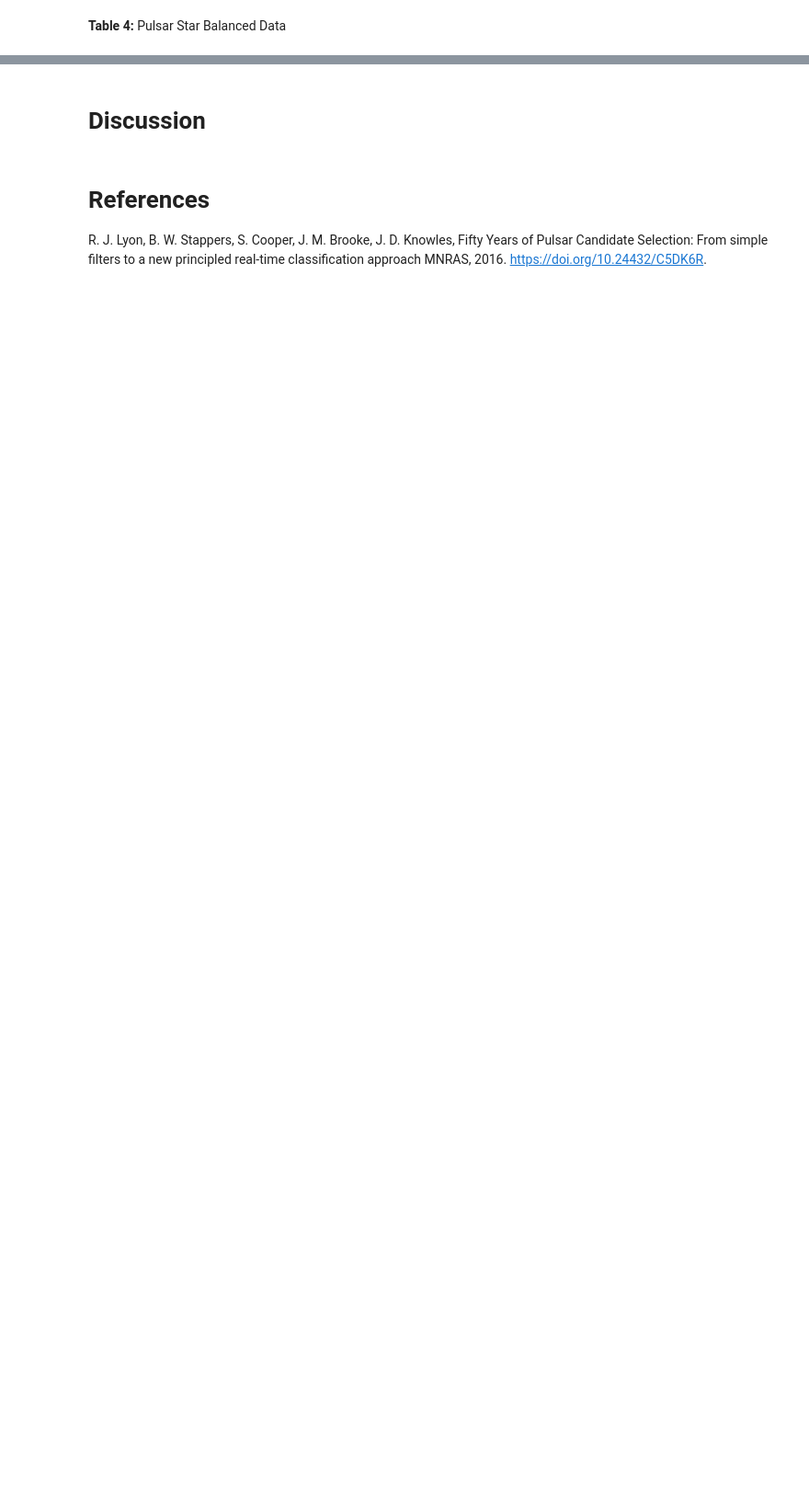
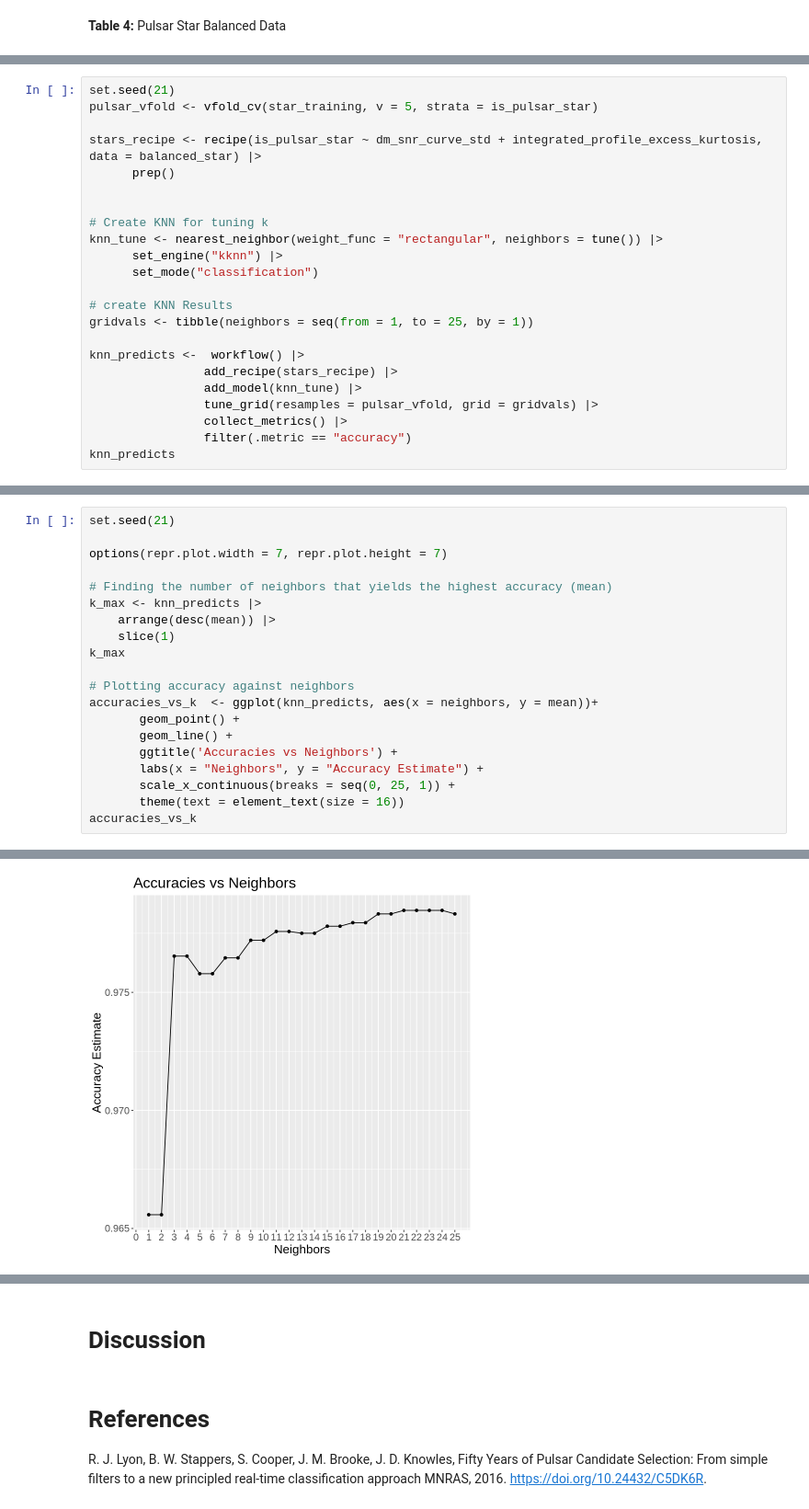
Before and after one commit to kocial/dsci-100-2023w2-group-35, a Jupyter notebook: Report.ipynb, the cells around one changed output, grey strips where cells are left out. Shown at 92% size. Cells and saved outputs as stored; diff of their text form; blank space fills up the shorter version.

```diff
--- a/Report.ipynb
+++ b/Report.ipynb
@@ -176,0 +202,23 @@ grid.arrange(integrated_profile_mean_graph,
+# %%
+set.seed(21)
+pulsar_vfold <- vfold_cv(star_training, v = 5, strata = is_pulsar_star)
+
+stars_recipe <- recipe(is_pulsar_star ~ dm_snr_curve_std + integrated_profile_excess_kurtosis, data = balanced_star) |>
+      prep()
+
+
+# Create KNN for tuning k
+knn_tune <- nearest_neighbor(weight_func = "rectangular", neighbors = tune()) |>
+      set_engine("kknn") |>
+      set_mode("classification")
+
+# create KNN Results
+gridvals <- tibble(neighbors = seq(from = 1, to = 25, by = 1))
+
+knn_predicts <-  workflow() |>
+                add_recipe(stars_recipe) |>
+                add_model(knn_tune) |>
+                tune_grid(resamples = pulsar_vfold, grid = gridvals) |>
+                collect_metrics() |>
+                filter(.metric == "accuracy")
+knn_predicts
@@ -176,0 +245,21 @@ grid.arrange(integrated_profile_mean_graph,
+# %%
+set.seed(21)
+
+options(repr.plot.width = 7, repr.plot.height = 7)
+
+# Finding the number of neighbors that yields the highest accuracy (mean)
+k_max <- knn_predicts |>
+    arrange(desc(mean)) |>
+    slice(1)
+k_max
+
+# Plotting accuracy against neighbors
+accuracies_vs_k  <- ggplot(knn_predicts, aes(x = neighbors, y = mean))+
+       geom_point() +
+       geom_line() +
+       ggtitle('Accuracies vs Neighbors') +
+       labs(x = "Neighbors", y = "Accuracy Estimate") +
+       scale_x_continuous(breaks = seq(0, 25, 1)) +
+       theme(text = element_text(size = 16))
+accuracies_vs_k
+# %% [output]
@@ -176,0 +270 @@ grid.arrange(integrated_profile_mean_graph,
+[figure, added]
```
Also changed, not shown: parts of 15 cells of this notebook.
